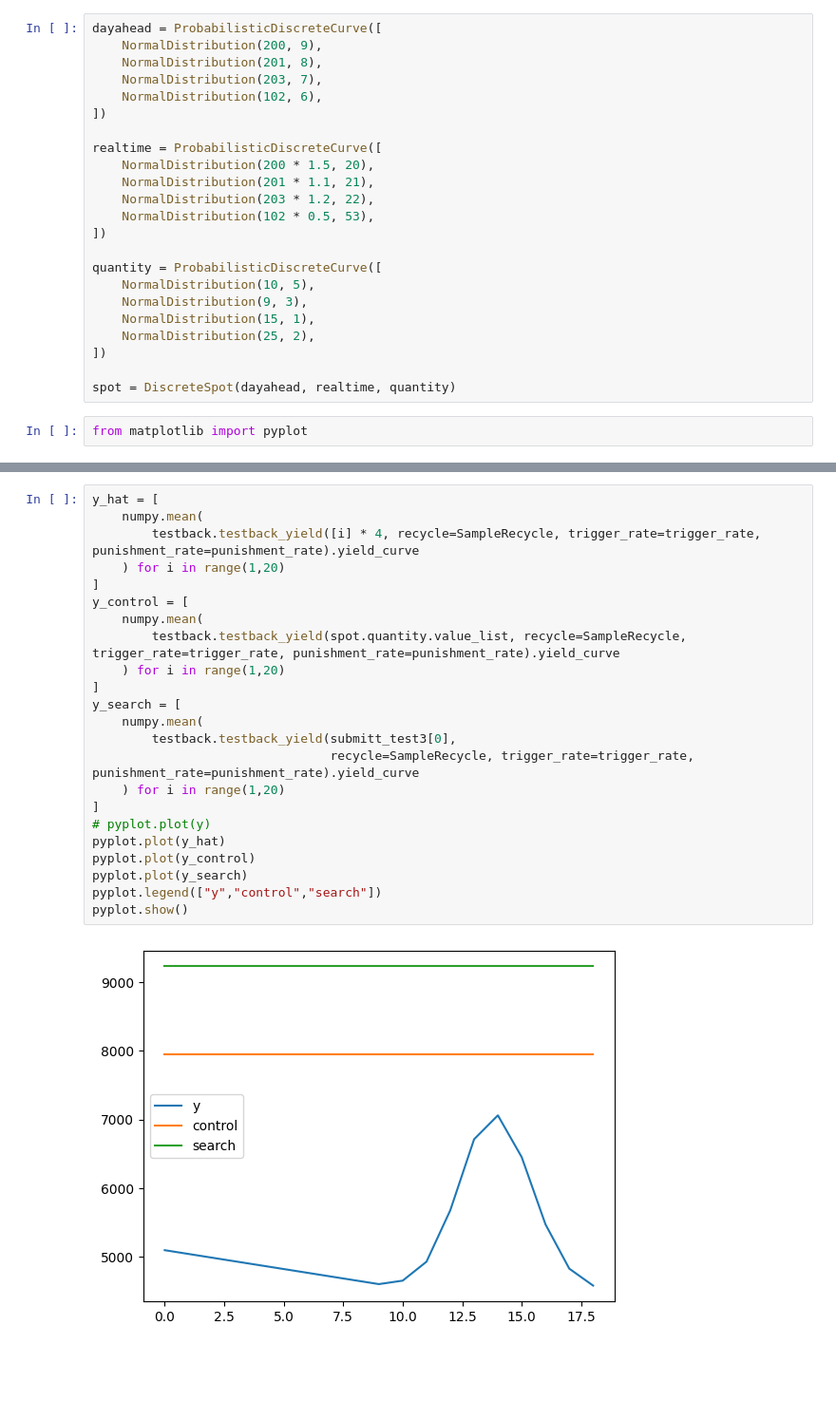
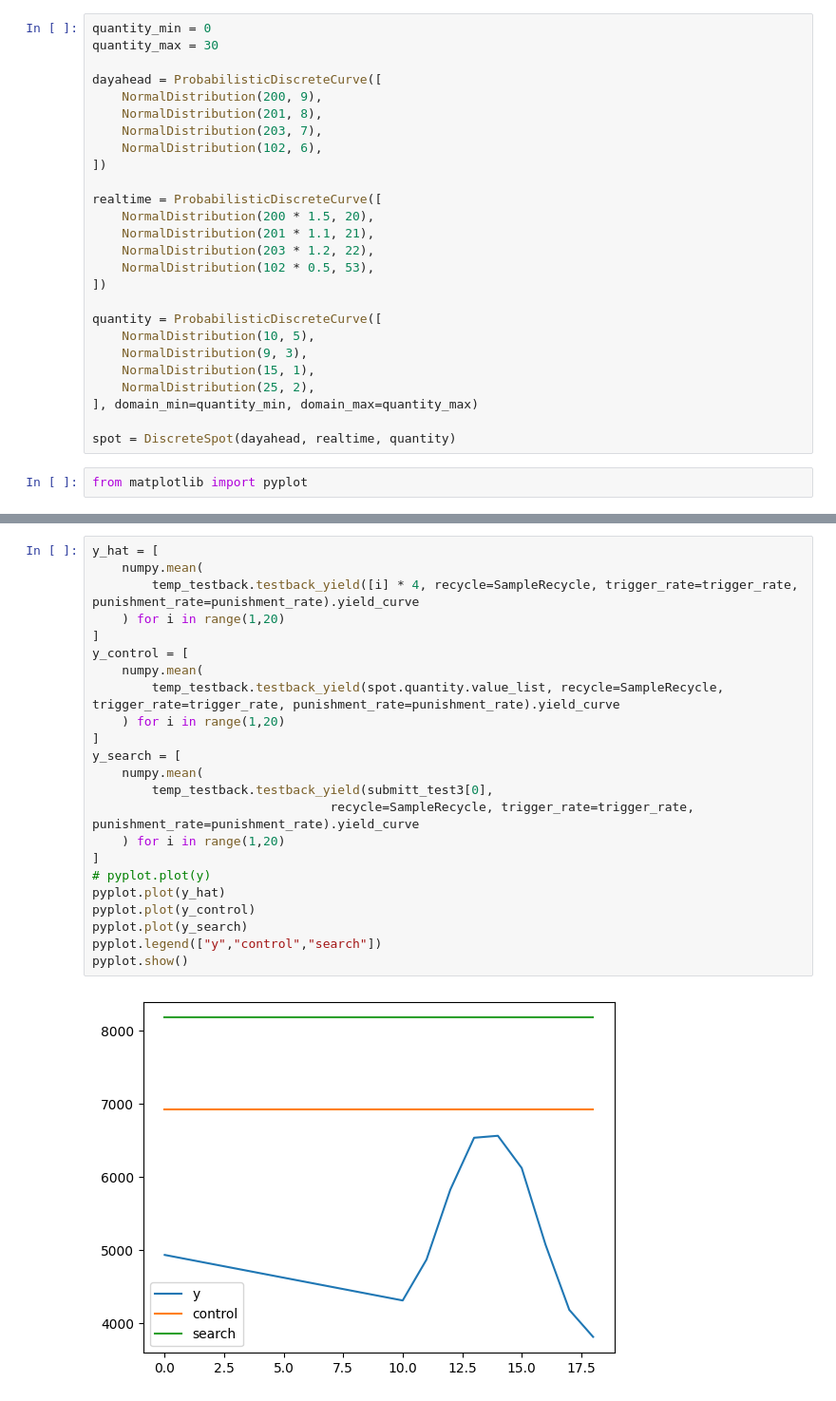
Before and after one commit to Sy-Sang/finance_utils, a Jupyter notebook: electrical/china/spot/nb2.ipynb, the cells around one changed output, grey strips where cells are left out. Shown at 95% size. Cells and saved outputs as stored; diff of their text form; blank space fills up the shorter version.

```diff
--- a/electrical/china/spot/nb2.ipynb
+++ b/electrical/china/spot/nb2.ipynb
@@ -7,6 +7,9 @@ import numpy
 from data_utils.stochastic_utils.distributions.baseclass import ABCDistribution
 from data_utils.stochastic_utils.distributions.basic_distributions import NormalDistribution
 # %%
+quantity_min = 0
+quantity_max = 30
+
 dayahead = ProbabilisticDiscreteCurve([
     NormalDistribution(200, 9),
     NormalDistribution(201, 8),
@@ -26,7 +29,7 @@ quantity = ProbabilisticDiscreteCurve([
     NormalDistribution(9, 3),
     NormalDistribution(15, 1),
     NormalDistribution(25, 2),
-])
+], domain_min=quantity_min, domain_max=quantity_max)
 
 spot = DiscreteSpot(dayahead, realtime, quantity)
 # %%
@@ -123,25 +123,25 @@ print(rec)
 # %%
 y_hat = [
     numpy.mean(
-        testback.testback_yield([i] * 4, recycle=SampleRecycle, trigger_rate=trigger_rate, punishment_rate=punishment_rate).yield_curve
+        temp_testback.testback_yield([i] * 4, recycle=SampleRecycle, trigger_rate=trigger_rate, punishment_rate=punishment_rate).yield_curve
     ) for i in range(1,20)
 ]
 y_control = [
     numpy.mean(
-        testback.testback_yield(spot.quantity.value_list, recycle=SampleRecycle, trigger_rate=trigger_rate, punishment_rate=punishment_rate).yield_curve
+        temp_testback.testback_yield(spot.quantity.value_list, recycle=SampleRecycle, trigger_rate=trigger_rate, punishment_rate=punishment_rate).yield_curve
     ) for i in range(1,20)
 ]
 y_search = [
     numpy.mean(
-        testback.testback_yield(submitt_test3[0],
+        temp_testback.testback_yield(submitt_test3[0],
                                 recycle=SampleRecycle, trigger_rate=trigger_rate, punishment_rate=punishment_rate).yield_curve
     ) for i in range(1,20)
 ]
 # pyplot.plot(y)
 pyplot.plot(y_hat)
 pyplot.plot(y_control)
 pyplot.plot(y_search)
 pyplot.legend(["y","control","search"])
 pyplot.show()
 # %% [output]
-[figure, old version]
+[figure, new version]
```
Also changed, not shown: parts of 6 cells of this notebook, 3 other files.
